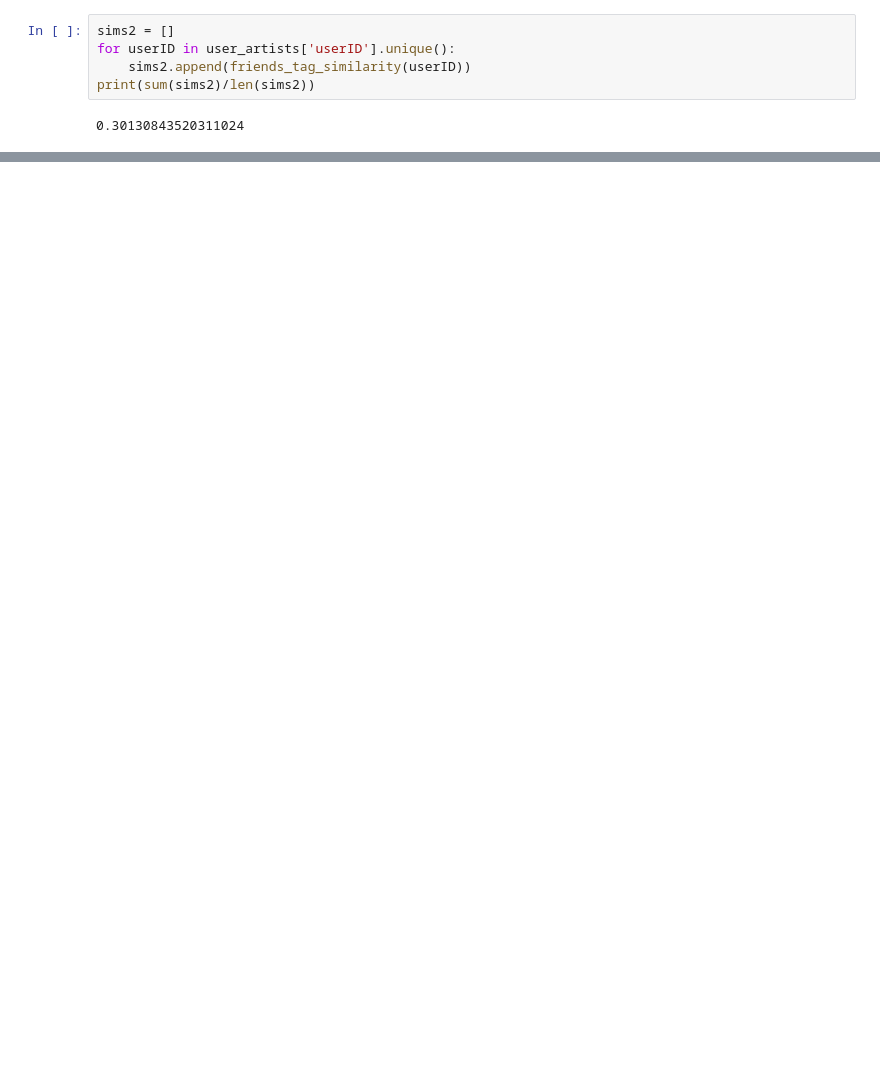
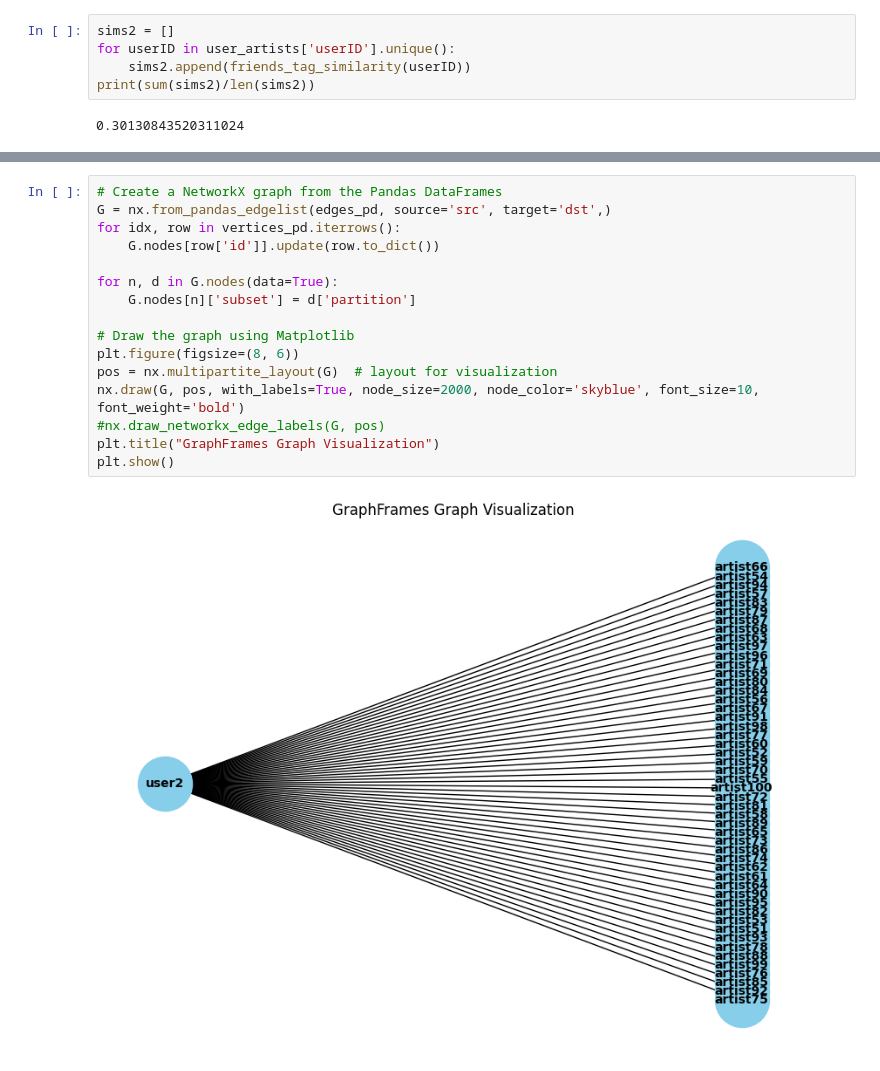
Before and after one commit to elimiller7/dst-assessment-2, a Jupyter notebook: SheridanH/Data.ipynb, the cells around one changed output, grey strips where cells are left out. Cells and saved outputs as stored; diff of their text form; blank space fills up the shorter version.

```diff
--- a/SheridanH/Data.ipynb
+++ b/SheridanH/Data.ipynb
@@ -127,0 +413,18 @@ print(sum(sims2)/len(sims2))
+# %%
+# Create a NetworkX graph from the Pandas DataFrames
+G = nx.from_pandas_edgelist(edges_pd, source='src', target='dst',)
+for idx, row in vertices_pd.iterrows():
+    G.nodes[row['id']].update(row.to_dict())
+
+for n, d in G.nodes(data=True):
+    G.nodes[n]['subset'] = d['partition']
+
+# Draw the graph using Matplotlib
+plt.figure(figsize=(8, 6))
+pos = nx.multipartite_layout(G)  # layout for visualization
+nx.draw(G, pos, with_labels=True, node_size=2000, node_color='skyblue', font_size=10, font_weight='bold')
+#nx.draw_networkx_edge_labels(G, pos)
+plt.title("GraphFrames Graph Visualization")
+plt.show()
+# %% [output]
+[figure, added]
```
Also changed, not shown: parts of 22 cells of this notebook, 3 other files.
